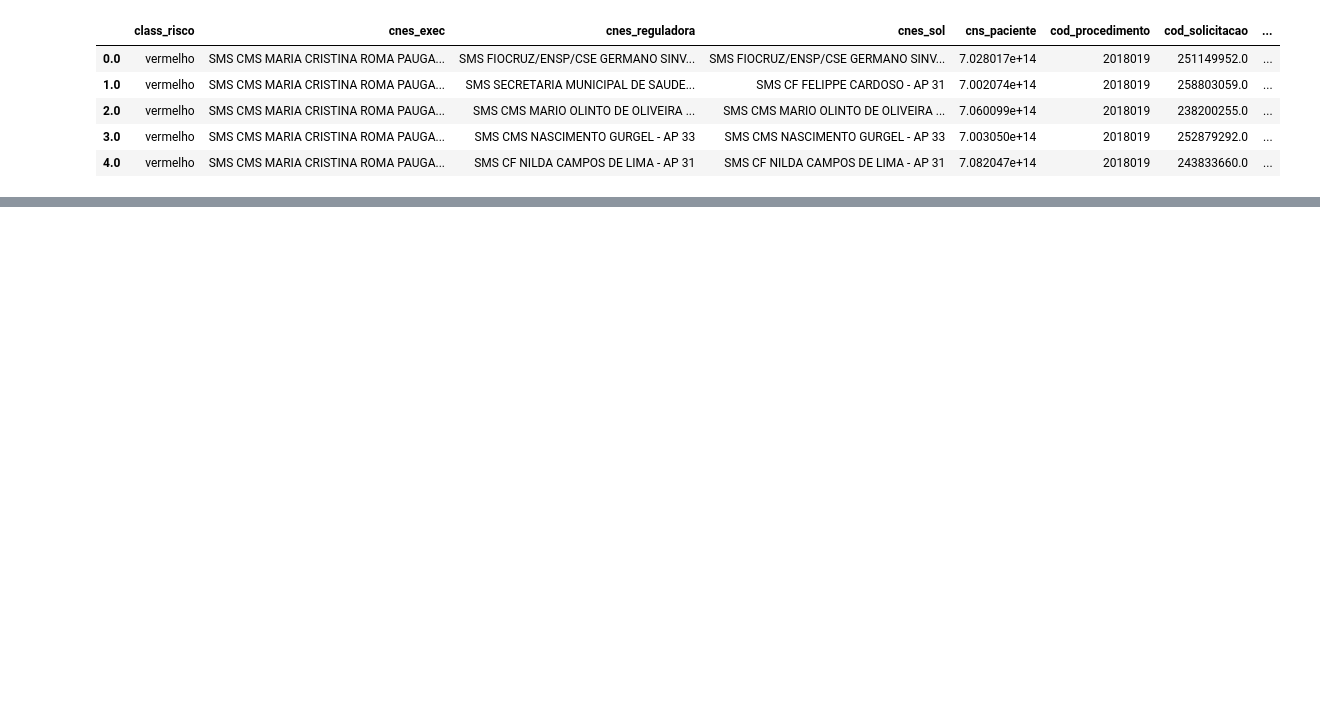
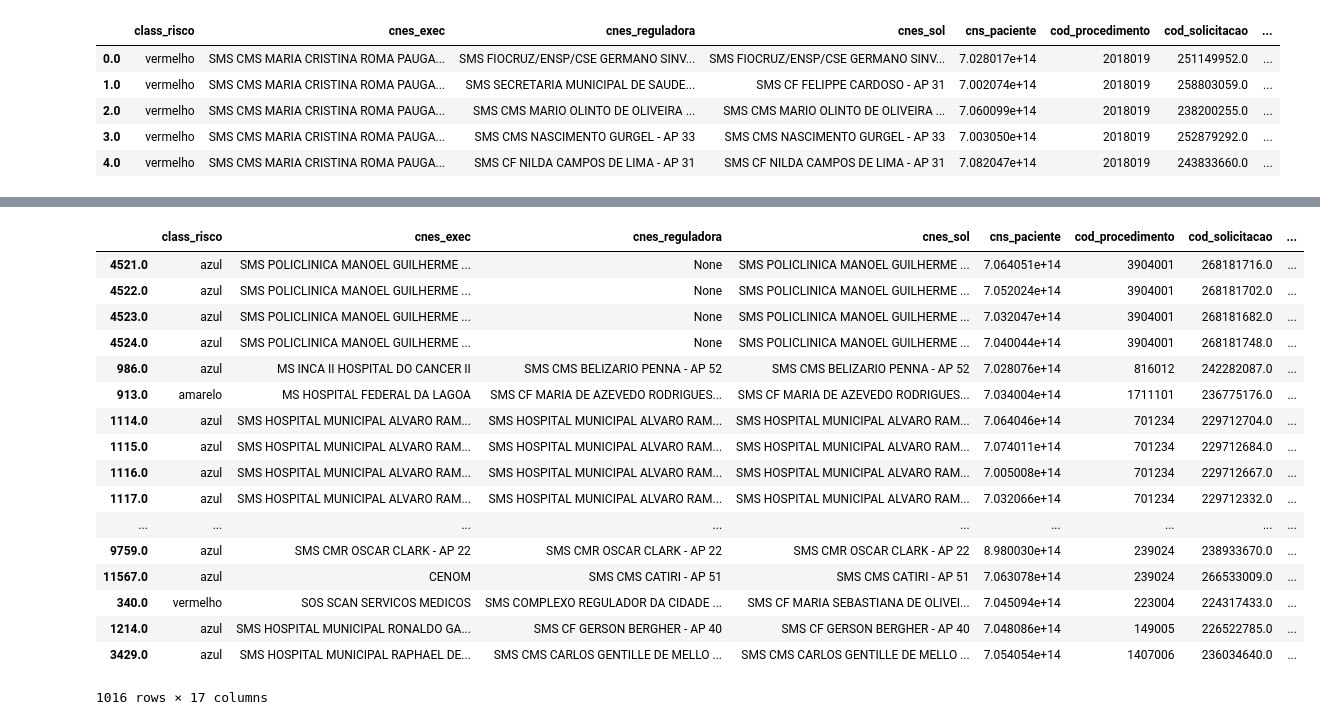
Before and after one commit to danielesteves/sisreg, a Jupyter notebook: Untitled.ipynb, the cells around one changed output, grey strips where cells are left out. Drawn from its saved outputs; the diff is of its cells as text; code cells hidden in the pictures; blank space fills up the shorter version.

```diff
--- a/Untitled.ipynb
+++ b/Untitled.ipynb
@@ -209,0 +232,22 @@ myagg2.join(df_procedimento)
+# %%
+dfagg_negatives = (dfagg['delta_execucao'] < 0) | (dfagg['delta_agendamento'] < 0) | (dfagg['delta'] < 0)
+dfagg[dfagg_negatives].join(df_procedimento, how='left', on='cod_procedimento')
+# %% [output]
+|  | class_risco | cnes_exec | cnes_reguladora | cnes_sol | cns_paciente | cod_procedimento | cod_solicitacao | ... |
+| 4521.0 | azul | SMS POLICLINICA MANOEL GUILHERME ... | None | SMS POLICLINICA MANOEL GUILHERME ... | 7.064051e+14 | 3904001 | 268181716.0 | ... |
+| 4522.0 | azul | SMS POLICLINICA MANOEL GUILHERME ... | None | SMS POLICLINICA MANOEL GUILHERME ... | 7.052024e+14 | 3904001 | 268181702.0 | ... |
+| 4523.0 | azul | SMS POLICLINICA MANOEL GUILHERME ... | None | SMS POLICLINICA MANOEL GUILHERME ... | 7.032047e+14 | 3904001 | 268181682.0 | ... |
+| 4524.0 | azul | SMS POLICLINICA MANOEL GUILHERME ... | None | SMS POLICLINICA MANOEL GUILHERME ... | 7.040044e+14 | 3904001 | 268181748.0 | ... |
+| 986.0 | azul | MS INCA II HOSPITAL DO CANCER II | SMS CMS BELIZARIO PENNA - AP 52 | SMS CMS BELIZARIO PENNA - AP 52 | 7.028076e+14 | 816012 | 242282087.0 | ... |
+| 913.0 | amarelo | MS HOSPITAL FEDERAL DA LAGOA | SMS CF MARIA DE AZEVEDO RODRIGUES... | SMS CF MARIA DE AZEVEDO RODRIGUES... | 7.034004e+14 | 1711101 | 236775176.0 | ... |
+| 1114.0 | azul | SMS HOSPITAL MUNICIPAL ALVARO RAM... | SMS HOSPITAL MUNICIPAL ALVARO RAM... | SMS HOSPITAL MUNICIPAL ALVARO RAM... | 7.064046e+14 | 701234 | 229712704.0 | ... |
+| 1115.0 | azul | SMS HOSPITAL MUNICIPAL ALVARO RAM... | SMS HOSPITAL MUNICIPAL ALVARO RAM... | SMS HOSPITAL MUNICIPAL ALVARO RAM... | 7.074011e+14 | 701234 | 229712684.0 | ... |
+| 1116.0 | azul | SMS HOSPITAL MUNICIPAL ALVARO RAM... | SMS HOSPITAL MUNICIPAL ALVARO RAM... | SMS HOSPITAL MUNICIPAL ALVARO RAM... | 7.005008e+14 | 701234 | 229712667.0 | ... |
+| 1117.0 | azul | SMS HOSPITAL MUNICIPAL ALVARO RAM... | SMS HOSPITAL MUNICIPAL ALVARO RAM... | SMS HOSPITAL MUNICIPAL ALVARO RAM... | 7.032066e+14 | 701234 | 229712332.0 | ... |
+| ... | ... | ... | ... | ... | ... | ... | ... | ... |
+| 9759.0 | azul | SMS CMR OSCAR CLARK - AP 22 | SMS CMR OSCAR CLARK - AP 22 | SMS CMR OSCAR CLARK - AP 22 | 8.980030e+14 | 239024 | 238933670.0 | ... |
+| 11567.0 | azul | CENOM | SMS CMS CATIRI - AP 51 | SMS CMS CATIRI - AP 51 | 7.063078e+14 | 239024 | 266533009.0 | ... |
+| 340.0 | vermelho | SOS SCAN SERVICOS MEDICOS | SMS COMPLEXO REGULADOR DA CIDADE ... | SMS CF MARIA SEBASTIANA DE OLIVEI... | 7.045094e+14 | 223004 | 224317433.0 | ... |
+| 1214.0 | azul | SMS HOSPITAL MUNICIPAL RONALDO GA... | SMS CF GERSON BERGHER - AP 40 | SMS CF GERSON BERGHER - AP 40 | 7.048086e+14 | 149005 | 226522785.0 | ... |
+| 3429.0 | azul | SMS HOSPITAL MUNICIPAL RAPHAEL DE... | SMS CMS CARLOS GENTILLE DE MELLO ... | SMS CMS CARLOS GENTILLE DE MELLO ... | 7.054054e+14 | 1407006 | 236034640.0 | ... |
+1016 rows × 17 columns
```
Also changed, not shown: parts of 14 cells of this notebook.
